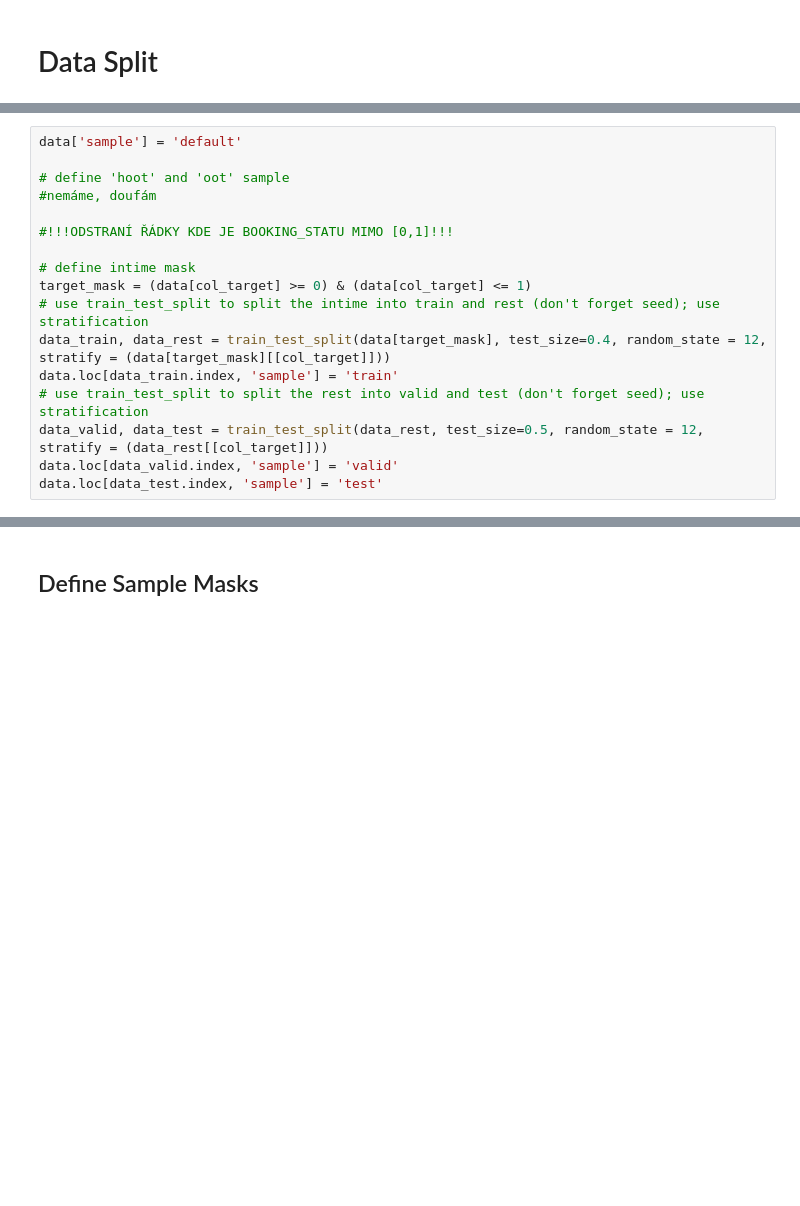
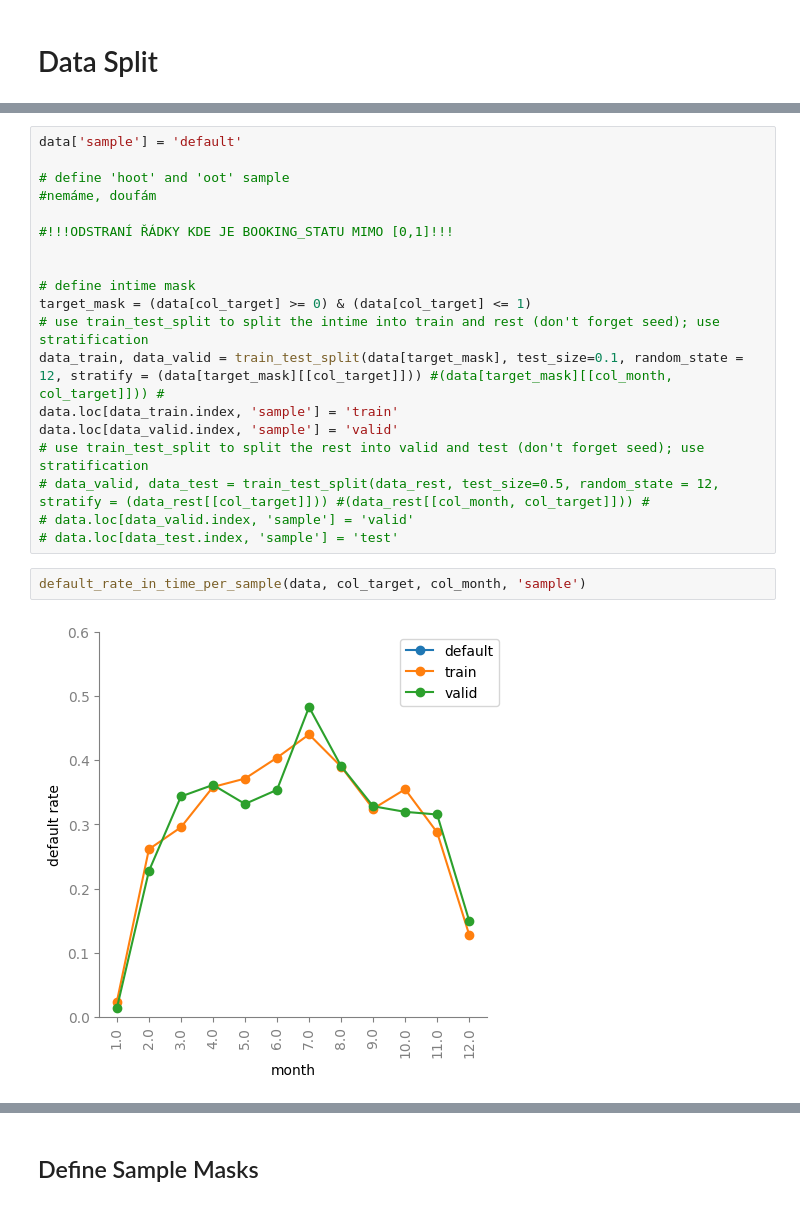
Before and after one commit to ancabenca/ds2-hw, a Jupyter notebook: Assigment1_Vojta/xgboost- modelBuilding.ipynb, the cells around one changed output, grey strips where cells are left out. Drawn from its saved outputs; the diff is of its cells as text; blank space fills up the shorter version.

```diff
--- a/Assigment1_Vojta/xgboost- modelBuilding.ipynb
+++ b/Assigment1_Vojta/xgboost- modelBuilding.ipynb
@@ -164,12 +177,18 @@ data['sample'] = 'default'
 
 #!!!ODSTRANÍ ŘÁDKY KDE JE BOOKING_STATU MIMO [0,1]!!!
 
+
 # define intime mask
 target_mask = (data[col_target] >= 0) & (data[col_target] <= 1)
 # use train_test_split to split the intime into train and rest (don't forget seed); use stratification
-data_train, data_rest = train_test_split(data[target_mask], test_size=0.4, random_state = 12, stratify = (data[target_mask][[col_target]]))
+data_train, data_valid = train_test_split(data[target_mask], test_size=0.1, random_state = 12, stratify = (data[target_mask][[col_target]])) #(data[target_mask][[col_month, col_target]])) #
 data.loc[data_train.index, 'sample'] = 'train'
+data.loc[data_valid.index, 'sample'] = 'valid'
 # use train_test_split to split the rest into valid and test (don't forget seed); use stratification
-data_valid, data_test = train_test_split(data_rest, test_size=0.5, random_state = 12, stratify = (data_rest[[col_target]]))
-data.loc[data_valid.index, 'sample'] = 'valid'
-data.loc[data_test.index, 'sample'] = 'test'
+# data_valid, data_test = train_test_split(data_rest, test_size=0.5, random_state = 12, stratify = (data_rest[[col_target]])) #(data_rest[[col_month, col_target]])) #
+# data.loc[data_valid.index, 'sample'] = 'valid'
+# data.loc[data_test.index, 'sample'] = 'test'
+# %%
+default_rate_in_time_per_sample(data, col_target, col_month, 'sample')
+# %% [output]
+[figure, added]
```
Also changed, not shown: parts of 31 cells of this notebook, 1 other file.
